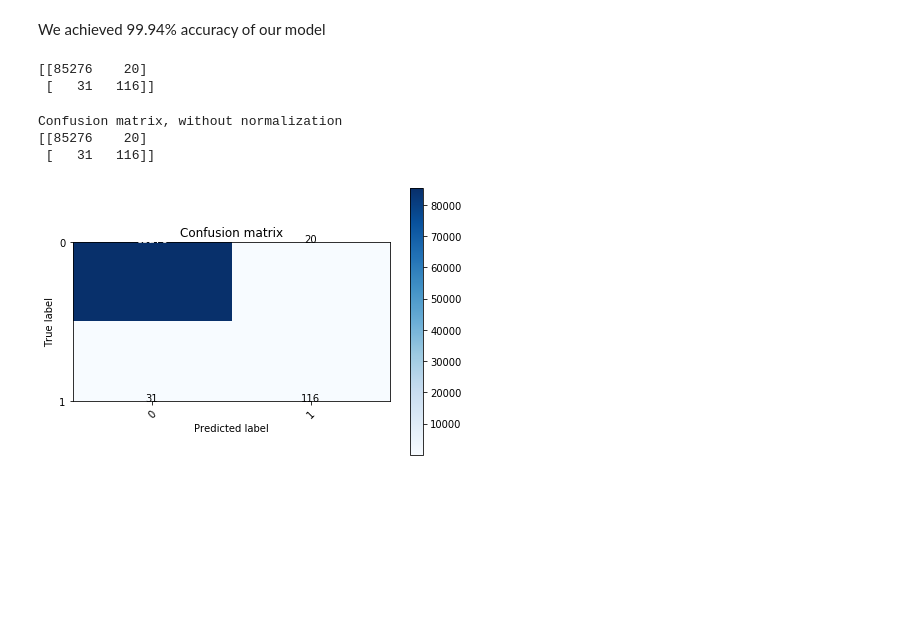
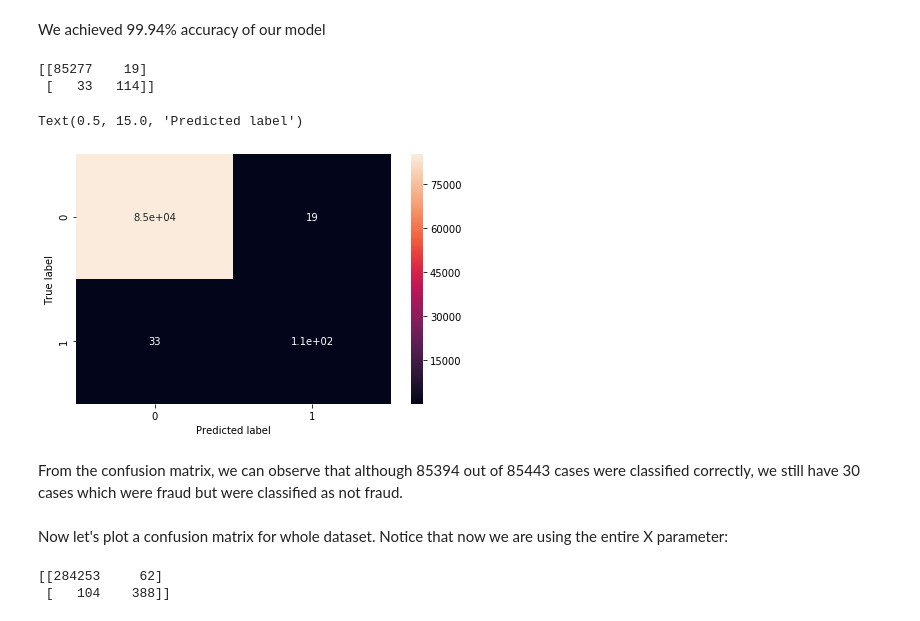
Before and after one commit to annadutki/Credit_card_fraud_detection, a Jupyter notebook: Credit_Card_Fraud_Detection.ipynb, the cells around one changed output. Cells and saved outputs as stored; diff of their text form; code cells hidden in the pictures; blank space fills up the shorter version.

```diff
--- a/Credit_Card_Fraud_Detection.ipynb
+++ b/Credit_Card_Fraud_Detection.ipynb
@@ -88,7 +123,7 @@ model = Sequential([
     Dropout(0.5),
     Dense(units=20, activation='relu'),
     Dense(units=24, activation='relu'),
-    Dense(1, activation='sigmoid')
+    Dense(units=1, activation='sigmoid')
 ])
 # %% [output]
 WARNING:tensorflow:From C:\Users\annak\Anaconda3\lib\site-packages\keras\backend\tensorflow_backend.py:74: The name tf.get_default_graph is deprecated. Please use tf.compat.v1.get_default_graph instea ...
@@ -204,13 +205,27 @@ cnf_matrix = confusion_matrix(y_test, y_pred.round())
 # %%
 print(cnf_matrix)
 # %% [output]
-[[85276    20]
- [   31   116]]
+[[85277    19]
+ [   33   114]]
-# %%
-plot_confusion_matrix(cnf_matrix, classes=[0,1])
-plt.show()
-# %% [output]
-Confusion matrix, without normalization
-[[85276    20]
- [   31   116]]
-[figure, removed]
+# %%
+ax = sns.heatmap(cnf_matrix, annot=True)
+bottom, top = ax.get_ylim()
+ax.set_ylim(bottom + 0.5, top - 0.5)
+plt.tight_layout()
+plt.ylabel('True label')
+plt.xlabel('Predicted label')
+# %% [output]
+Text(0.5, 15.0, 'Predicted label')
+[figure, added]
+# %% [markdown]
+From the confusion matrix, we can observe that although 85394 out of 85443 cases were classified correctly, we still have 30 cases which were fraud but were classified as not fraud.
+# %% [markdown]
+Now let's plot a confusion matrix for whole dataset. Notice that now we are using the entire X parameter:
+# %%
+y_pred = model.predict(X)
+y_expected = pd.DataFrame(y)
+cnf_matrix2 = confusion_matrix(y_expected, y_pred.round())
+print(cnf_matrix2)
+# %% [output]
+[[284253     62]
+ [   104    388]]
```
Also changed, not shown: parts of 20 cells of this notebook.
